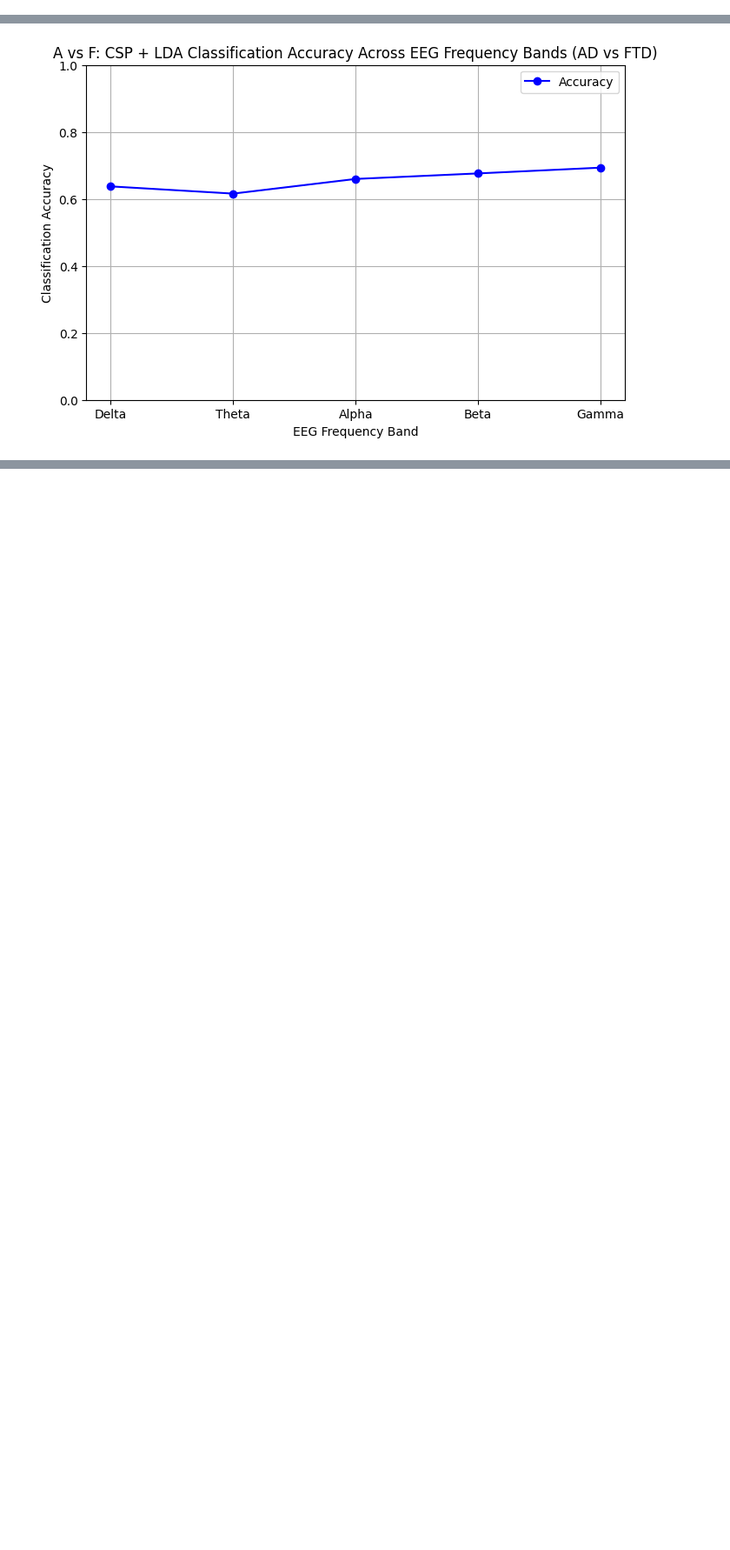
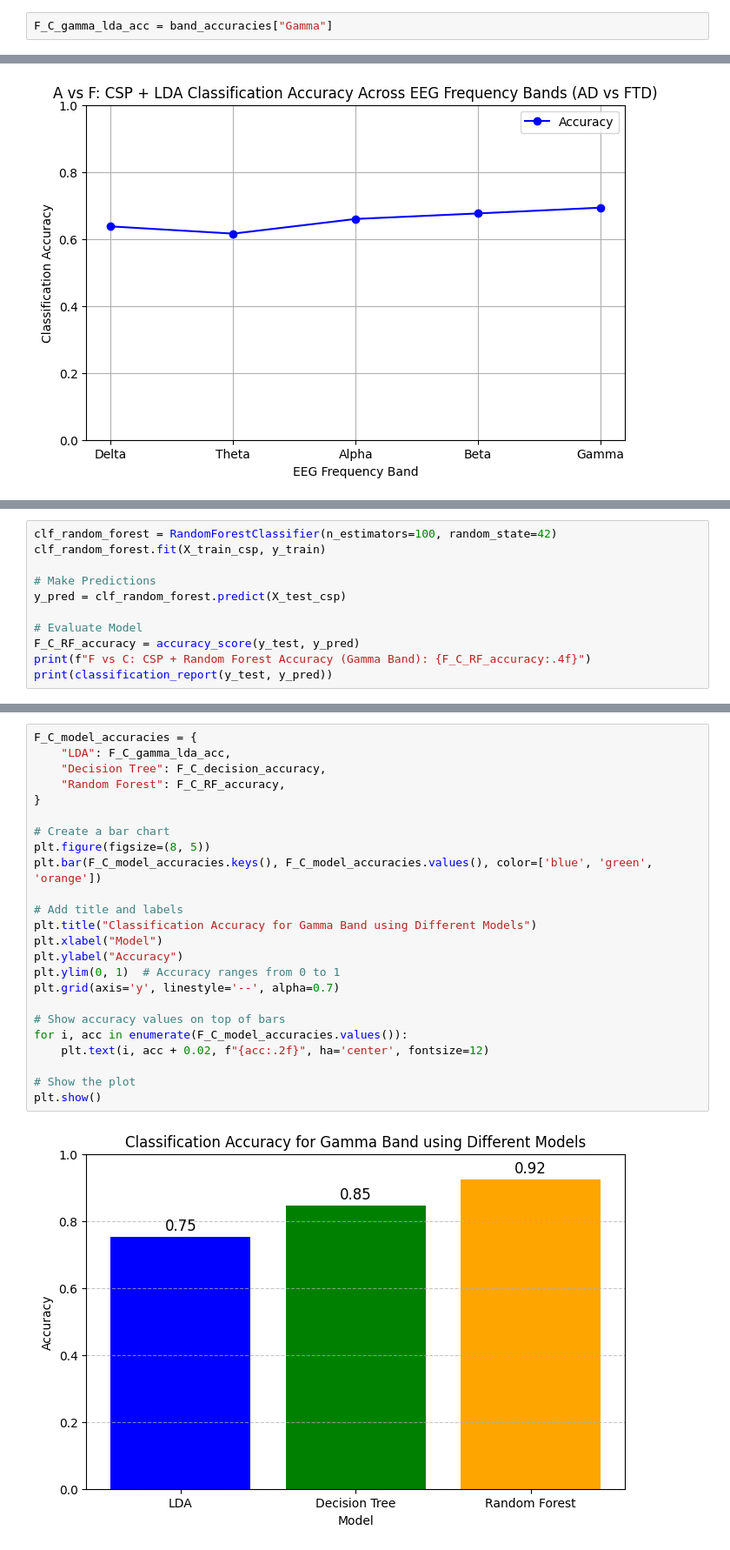
Before and after one commit to shiwei819/AD_Brainwave_Classification, a Jupyter notebook: csp_classification.ipynb, the cells around one changed output, grey strips where cells are left out. Shown at 87% size. Drawn from its saved outputs; the diff is of its cells as text; blank space fills up the shorter version.

```diff
--- a/csp_classification.ipynb
+++ b/csp_classification.ipynb
@@ -196,6 +209,8 @@ Alpha Band: 0.7077
 Beta Band: 0.7419
 Gamma Band: 0.7533
 The best EEG frequency band is Gamma, with an accuracy of 0.7533
+# %%
+F_C_gamma_lda_acc = band_accuracies["Gamma"]
 # %%
 # **Plot Classification Accuracy Across Frequency Bands**
 plt.figure(figsize=(8, 5))
@@ -300,0 +497,11 @@ plt.show()
+# %%
+clf_random_forest = RandomForestClassifier(n_estimators=100, random_state=42)
+clf_random_forest.fit(X_train_csp, y_train)
+
+# Make Predictions
+y_pred = clf_random_forest.predict(X_test_csp)
+
+# Evaluate Model
+F_C_RF_accuracy = accuracy_score(y_test, y_pred)
+print(f"F vs C: CSP + Random Forest Accuracy (Gamma Band): {F_C_RF_accuracy:.4f}")
+print(classification_report(y_test, y_pred))
@@ -300,0 +518,26 @@ plt.show()
+# %%
+F_C_model_accuracies = {
+    "LDA": F_C_gamma_lda_acc,
+    "Decision Tree": F_C_decision_accuracy,
+    "Random Forest": F_C_RF_accuracy,
+}
+
+# Create a bar chart
+plt.figure(figsize=(8, 5))
+plt.bar(F_C_model_accuracies.keys(), F_C_model_accuracies.values(), color=['blue', 'green', 'orange'])
+
+# Add title and labels
+plt.title("Classification Accuracy for Gamma Band using Different Models")
+plt.xlabel("Model")
+plt.ylabel("Accuracy")
+plt.ylim(0, 1)  # Accuracy ranges from 0 to 1
+plt.grid(axis='y', linestyle='--', alpha=0.7)
+
+# Show accuracy values on top of bars
+for i, acc in enumerate(F_C_model_accuracies.values()):
+    plt.text(i, acc + 0.02, f"{acc:.2f}", ha='center', fontsize=12)
+
+# Show the plot
+plt.show()
+# %% [output]
+[figure, added]
```
Also changed, not shown: parts of 25 cells of this notebook.
